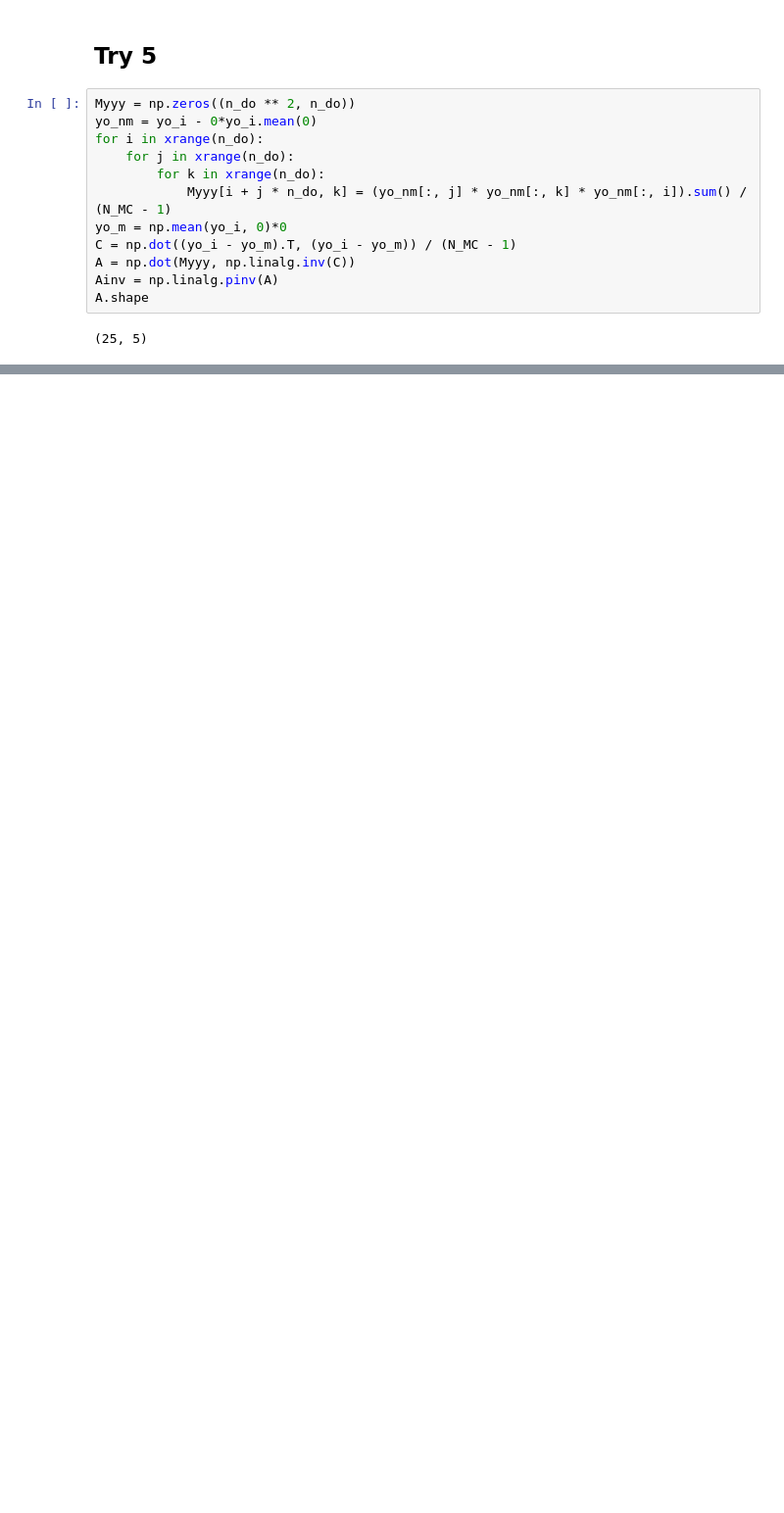
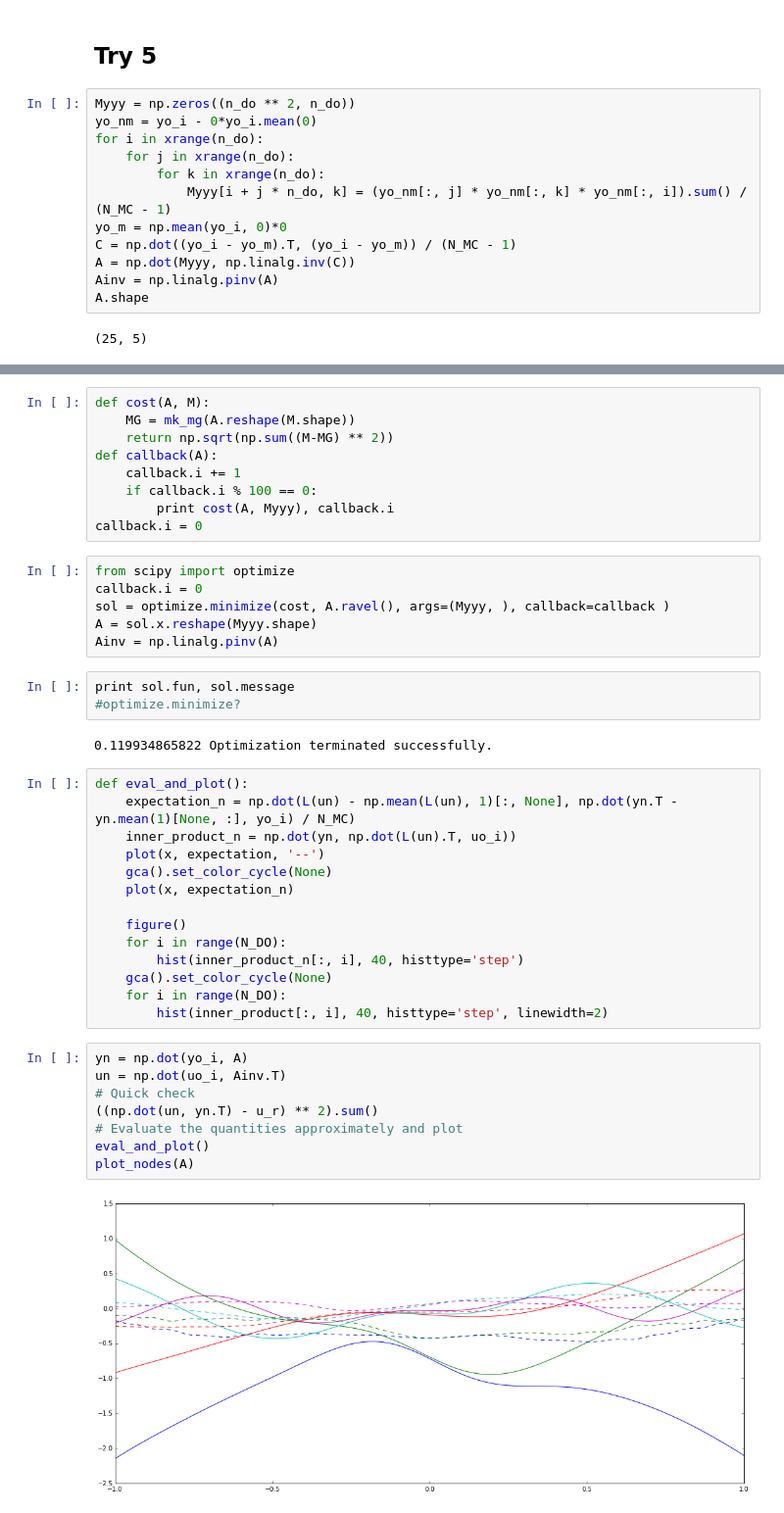
Before and after one commit to empeeu/pyDO, a Jupyter notebook: DO-formulation-generalized-Nodal-Nodes.ipynb, the cells around one changed output, grey strips where cells are left out. Shown at 98% size. Saved outputs shown, nothing was run; the diff lists cells and outputs as text; blank space fills up the shorter version.

```diff
--- a/DO-formulation-generalized-Nodal-Nodes.ipynb
+++ b/DO-formulation-generalized-Nodal-Nodes.ipynb
@@ -340,0 +362,44 @@ plot_nodes(A)
+# %%
+def cost(A, M):
+    MG = mk_mg(A.reshape(M.shape))
+    return np.sqrt(np.sum((M-MG) ** 2))
+def callback(A):
+    callback.i += 1
+    if callback.i % 100 == 0:
+        print cost(A, Myyy), callback.i
+callback.i = 0
+# %%
+from scipy import optimize
+callback.i = 0
+sol = optimize.minimize(cost, A.ravel(), args=(Myyy, ), callback=callback )
+A = sol.x.reshape(Myyy.shape)
+Ainv = np.linalg.pinv(A)
+# %%
+print sol.fun, sol.message
+#optimize.minimize?
+# %% [output]
+0.119934865822 Optimization terminated successfully.
+# %%
+def eval_and_plot():
+    expectation_n = np.dot(L(un) - np.mean(L(un), 1)[:, None], np.dot(yn.T - yn.mean(1)[None, :], yo_i) / N_MC)
+    inner_product_n = np.dot(yn, np.dot(L(un).T, uo_i))
+    plot(x, expectation, '--')
+    gca().set_color_cycle(None)
+    plot(x, expectation_n)
+
+    figure()
+    for i in range(N_DO):
+        hist(inner_product_n[:, i], 40, histtype='step')
+    gca().set_color_cycle(None)
+    for i in range(N_DO):
+        hist(inner_product[:, i], 40, histtype='step', linewidth=2)
+# %%
+yn = np.dot(yo_i, A)
+un = np.dot(uo_i, Ainv.T)
+# Quick check
+((np.dot(un, yn.T) - u_r) ** 2).sum()
+# Evaluate the quantities approximately and plot
+eval_and_plot()
+plot_nodes(A)
+# %% [output]
+[figure, added]
```
Also changed, not shown: parts of 16 cells of this notebook.
